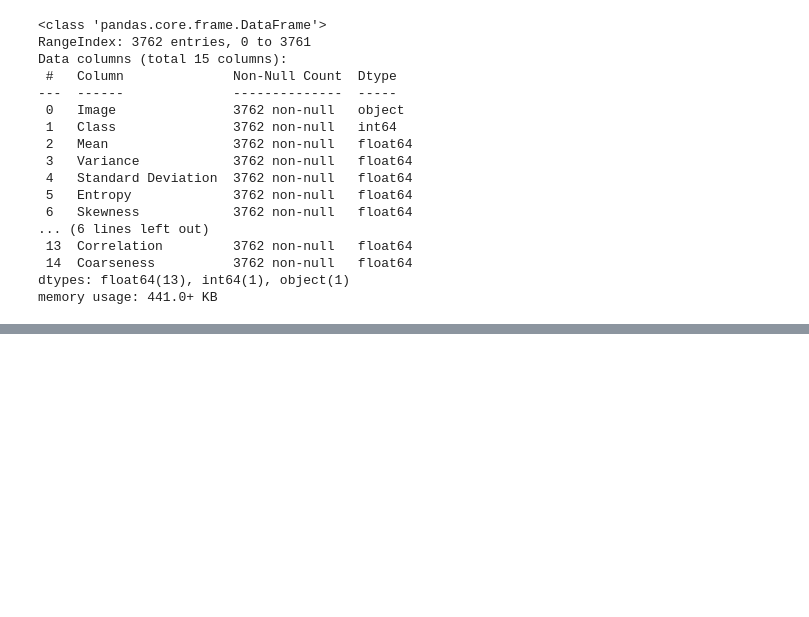
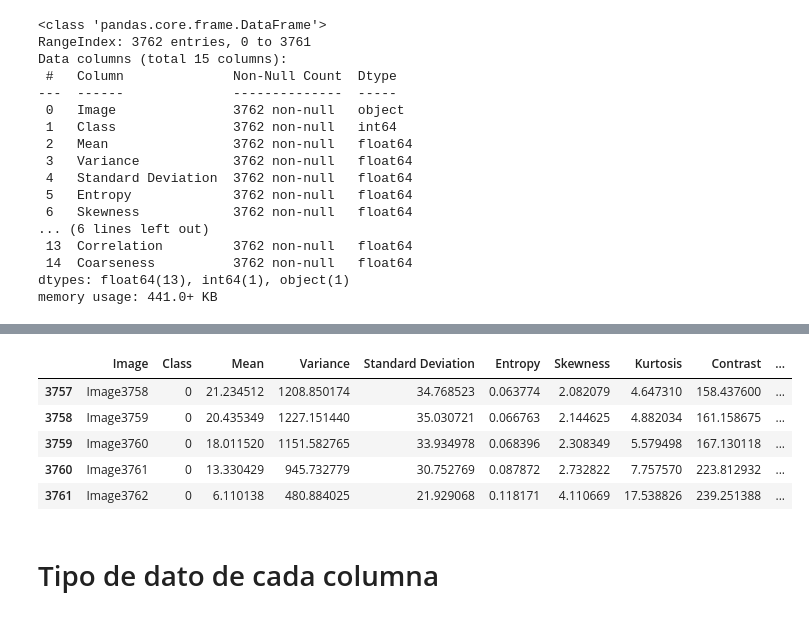
Before and after one commit to andreww44/MachineLearningBrainTumor, a Jupyter notebook: notes.ipynb, the cells around one changed output, grey strips where cells are left out. Cells and saved outputs as stored; diff of their text form; code cells hidden in the pictures; blank space fills up the shorter version.

```diff
--- a/notes.ipynb
+++ b/notes.ipynb
@@ -150,0 +162,11 @@ memory usage: 441.0+ KB
+# %%
+df_brain_tumor.tail()
+# %% [output]
+|  | Image | Class | Mean | Variance | Standard Deviation | Entropy | Skewness | Kurtosis | Contrast | ... |
+| 3757 | Image3758 | 0 | 21.234512 | 1208.850174 | 34.768523 | 0.063774 | 2.082079 | 4.647310 | 158.437600 | ... |
+| 3758 | Image3759 | 0 | 20.435349 | 1227.151440 | 35.030721 | 0.066763 | 2.144625 | 4.882034 | 161.158675 | ... |
+| 3759 | Image3760 | 0 | 18.011520 | 1151.582765 | 33.934978 | 0.068396 | 2.308349 | 5.579498 | 167.130118 | ... |
+| 3760 | Image3761 | 0 | 13.330429 | 945.732779 | 30.752769 | 0.087872 | 2.732822 | 7.757570 | 223.812932 | ... |
+| 3761 | Image3762 | 0 | 6.110138 | 480.884025 | 21.929068 | 0.118171 | 4.110669 | 17.538826 | 239.251388 | ... |
+# %% [markdown]
+# Tipo de dato de cada columna
```
Also changed, not shown: parts of 14 cells of this notebook.
